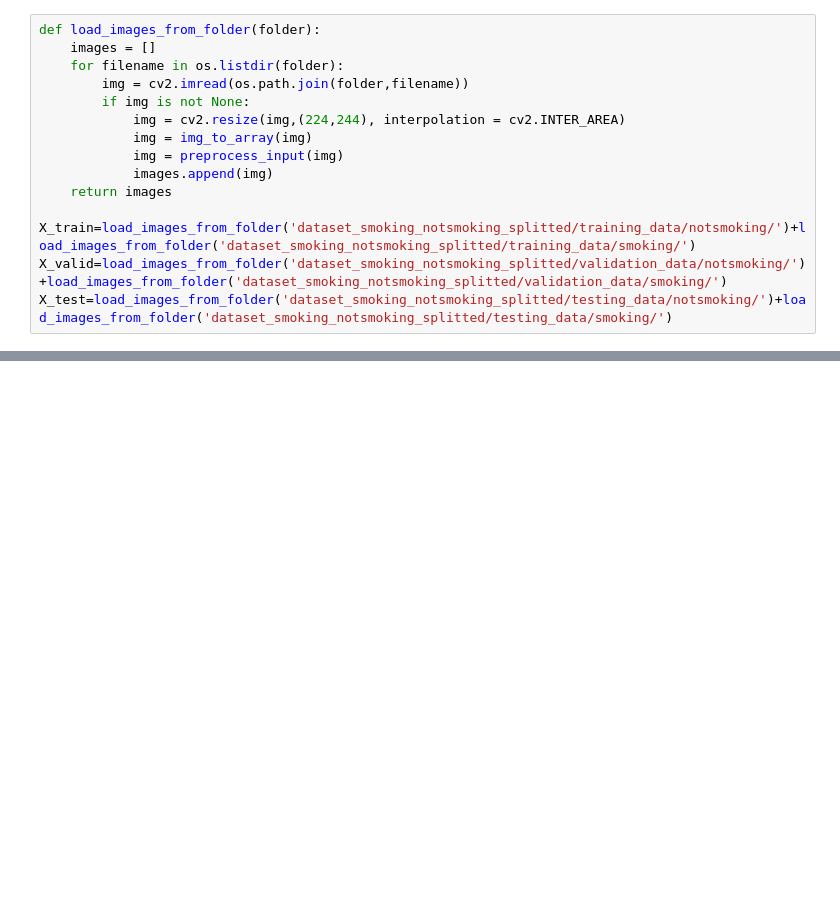
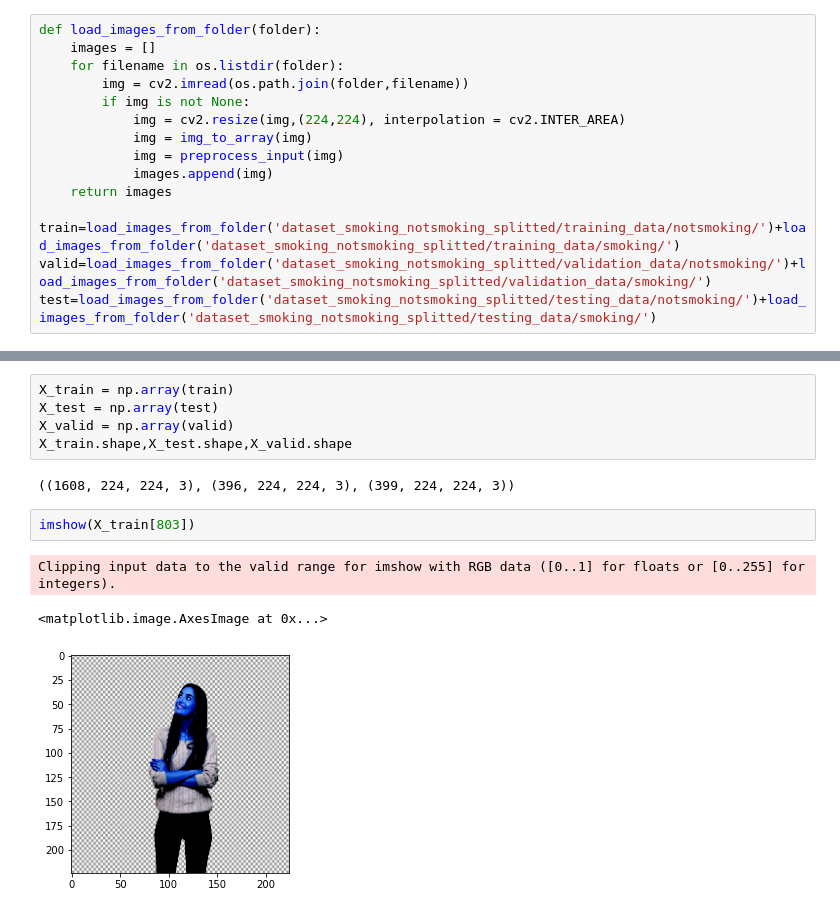
Before and after one commit to Ne0Ss/SIC-Final-Project-WARMY, a Jupyter notebook: Smoking Model/smoking.ipynb, the cells around one changed output, grey strips where cells are left out. Drawn from its saved outputs; the diff is of its cells as text; blank space fills up the shorter version.

Commit message:
smoking model

```diff
--- a/Smoking Model/smoking.ipynb
+++ b/Smoking Model/smoking.ipynb
@@ -26,13 +31,13 @@ def load_images_from_folder(folder):
     for filename in os.listdir(folder):
         img = cv2.imread(os.path.join(folder,filename))
         if img is not None:
-            img = cv2.resize(img,(224,244), interpolation = cv2.INTER_AREA)
+            img = cv2.resize(img,(224,224), interpolation = cv2.INTER_AREA)
             img = img_to_array(img)
             img = preprocess_input(img)
             images.append(img)
     return images
 
-X_train=load_images_from_folder('dataset_smoking_notsmoking_splitted/training_data/notsmoking/')+load_images_from_folder('dataset_smoking_notsmoking_splitted/training_data/smoking/')
-X_valid=load_images_from_folder('dataset_smoking_notsmoking_splitted/validation_data/notsmoking/')+load_images_from_folder('dataset_smoking_notsmoking_splitted/validation_data/smoking/')
-X_test=load_images_from_folder('dataset_smoking_notsmoking_splitted/testing_data/notsmoking/')+load_images_from_folder('dataset_smoking_notsmoking_splitted/testing_data/smoking/')
+train=load_images_from_folder('dataset_smoking_notsmoking_splitted/training_data/notsmoking/')+load_images_from_folder('dataset_smoking_notsmoking_splitted/training_data/smoking/')
+valid=load_images_from_folder('dataset_smoking_notsmoking_splitted/validation_data/notsmoking/')+load_images_from_folder('dataset_smoking_notsmoking_splitted/validation_data/smoking/')
+test=load_images_from_folder('dataset_smoking_notsmoking_splitted/testing_data/notsmoking/')+load_images_from_folder('dataset_smoking_notsmoking_splitted/testing_data/smoking/')
 # %%
@@ -40,2 +45,15 @@ len(X_train),len(X_test),len(X_valid)
 # %% [output]
 (1608, 396, 399)
+# %%
+X_train = np.array(train)
+X_test = np.array(test)
+X_valid = np.array(valid)
+X_train.shape,X_test.shape,X_valid.shape
+# %% [output]
+((1608, 224, 224, 3), (396, 224, 224, 3), (399, 224, 224, 3))
+# %%
+imshow(X_train[803])
+# %% [output]
+Clipping input data to the valid range for imshow with RGB data ([0..1] for floats or [0..255] for integers).
+<matplotlib.image.AxesImage at 0x...>
+[figure, added]
```
Also changed, not shown: parts of 17 cells of this notebook, 3 other files.
